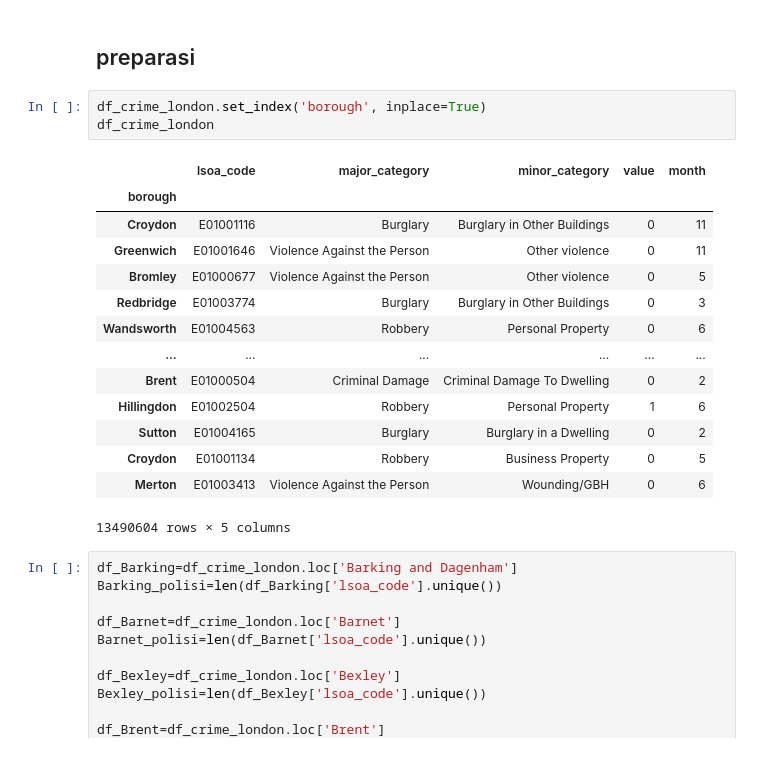
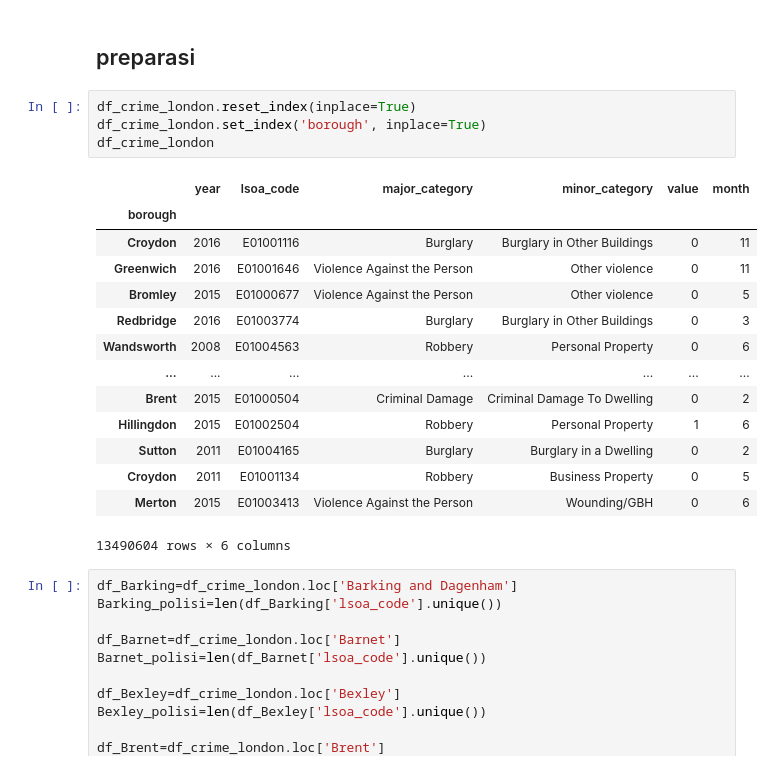
Before and after one commit to ainajefelina/Studi-Independen, a Jupyter notebook: Assignment 1/Percobaan 3/bismillah.ipynb, the cells around one changed output. Cells and saved outputs as stored; diff of their text form.

```diff
--- a/Assignment 1/Percobaan 3/bismillah.ipynb
+++ b/Assignment 1/Percobaan 3/bismillah.ipynb
@@ -383,23 +393,24 @@ plt.show()
 # %% [markdown]
 ## preparasi
 # %%
+df_crime_london.reset_index(inplace=True)
 df_crime_london.set_index('borough', inplace=True)
 df_crime_london
 # %% [output]
-|  | lsoa_code | major_category | minor_category | value | month |
-| borough |  |  |  |  |  |
-| Croydon | E01001116 | Burglary | Burglary in Other Buildings | 0 | 11 |
-| Greenwich | E01001646 | Violence Against the Person | Other violence | 0 | 11 |
-| Bromley | E01000677 | Violence Against the Person | Other violence | 0 | 5 |
-| Redbridge | E01003774 | Burglary | Burglary in Other Buildings | 0 | 3 |
-| Wandsworth | E01004563 | Robbery | Personal Property | 0 | 6 |
-| ... | ... | ... | ... | ... | ... |
-| Brent | E01000504 | Criminal Damage | Criminal Damage To Dwelling | 0 | 2 |
-| Hillingdon | E01002504 | Robbery | Personal Property | 1 | 6 |
-| Sutton | E01004165 | Burglary | Burglary in a Dwelling | 0 | 2 |
-| Croydon | E01001134 | Robbery | Business Property | 0 | 5 |
-| Merton | E01003413 | Violence Against the Person | Wounding/GBH | 0 | 6 |
+|  | year | lsoa_code | major_category | minor_category | value | month |
+| borough |  |  |  |  |  |  |
+| Croydon | 2016 | E01001116 | Burglary | Burglary in Other Buildings | 0 | 11 |
+| Greenwich | 2016 | E01001646 | Violence Against the Person | Other violence | 0 | 11 |
+| Bromley | 2015 | E01000677 | Violence Against the Person | Other violence | 0 | 5 |
+| Redbridge | 2016 | E01003774 | Burglary | Burglary in Other Buildings | 0 | 3 |
+| Wandsworth | 2008 | E01004563 | Robbery | Personal Property | 0 | 6 |
+| ... | ... | ... | ... | ... | ... | ... |
+| Brent | 2015 | E01000504 | Criminal Damage | Criminal Damage To Dwelling | 0 | 2 |
+| Hillingdon | 2015 | E01002504 | Robbery | Personal Property | 1 | 6 |
+| Sutton | 2011 | E01004165 | Burglary | Burglary in a Dwelling | 0 | 2 |
+| Croydon | 2011 | E01001134 | Robbery | Business Property | 0 | 5 |
+| Merton | 2015 | E01003413 | Violence Against the Person | Wounding/GBH | 0 | 6 |
-13490604 rows × 5 columns
+13490604 rows × 6 columns
 # %%
 df_Barking=df_crime_london.loc['Barking and Dagenham']
 Barking_polisi=len(df_Barking['lsoa_code'].unique())
```
Also changed, not shown: parts of 14 cells of this notebook.
